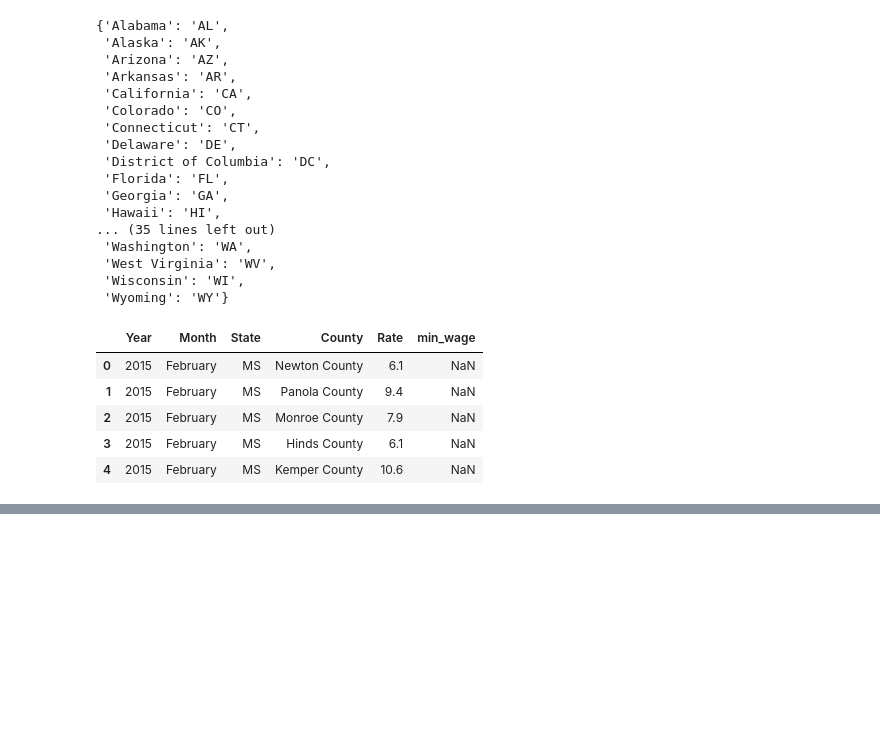
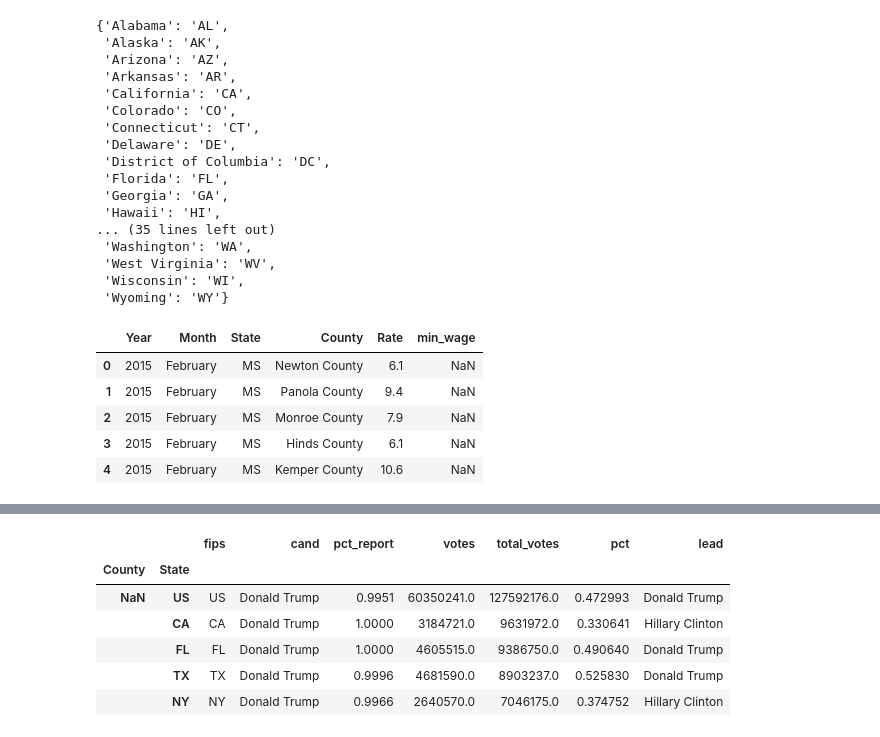
Before and after one commit to atystats/Data-Analysis-in-Python, a Jupyter notebook: Data Analysis Pandas Part 2.ipynb, the cells around one changed output, grey strips where cells are left out. Cells and saved outputs as stored; diff of their text form; code cells hidden in the pictures; blank space fills up the shorter version.

Commit message:
Data Analysis using Python

```diff
--- a/Data Analysis Pandas Part 2.ipynb
+++ b/Data Analysis Pandas Part 2.ipynb
@@ -305,0 +316,4 @@ unemp_2015.head()
+# %%
+# Let's rename a few columns
+pres16.rename(columns = {"county":"County", "st":"State"}, inplace = True)
+pres16.head()
@@ -305,0 +327,4 @@ unemp_2015.head()
+# %%
+# Now we are just interested in pct column and we are focusing just on Donald Trump.
+pres16 = pres16[pres16["cand"] == "Donald Trump"]
+pres16.head()
@@ -305,0 +338,14 @@ unemp_2015.head()
+# %%
+# Now we will set the index for the pres16 and unemp_2015 data so that we can merge them on index.
+for df in [pres16, unemp_2015]:
+    df.set_index(["County","State"], inplace = True)
+
+pres16.head()
+# %% [output]
+|  |  | fips | cand | pct_report | votes | total_votes | pct | lead |
+| County | State |  |  |  |  |  |  |  |
+| NaN | US | US | Donald Trump | 0.9951 | 60350241.0 | 127592176.0 | 0.472993 | Donald Trump |
+|  | CA | CA | Donald Trump | 1.0000 | 3184721.0 | 9631972.0 | 0.330641 | Hillary Clinton |
+|  | FL | FL | Donald Trump | 1.0000 | 4605515.0 | 9386750.0 | 0.490640 | Donald Trump |
+|  | TX | TX | Donald Trump | 0.9996 | 4681590.0 | 8903237.0 | 0.525830 | Donald Trump |
+|  | NY | NY | Donald Trump | 0.9966 | 2640570.0 | 7046175.0 | 0.374752 | Hillary Clinton |
```
Also changed, not shown: parts of 11 cells of this notebook.
